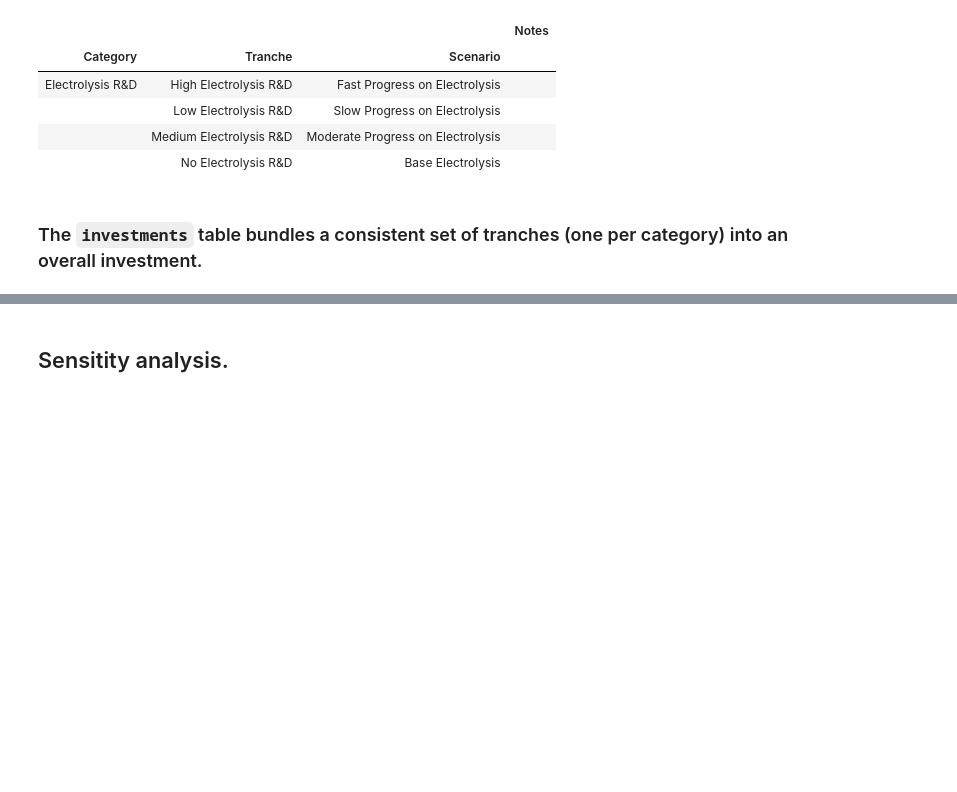
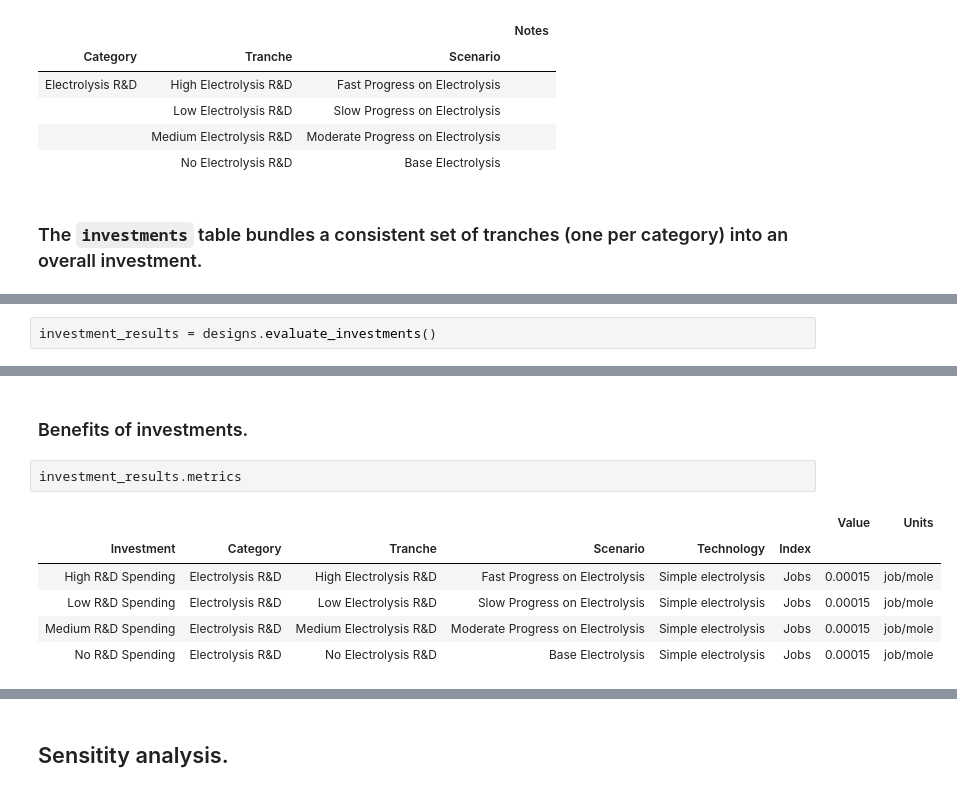
Before and after one commit to NREL/tyche, a Jupyter notebook: framework/code/investment-example.ipynb, the cells around one changed output, grey strips where cells are left out. Drawn from its saved outputs; the diff is of its cells as text; blank space fills up the shorter version.

Commit message:
evaluation of investments

```diff
--- a/framework/code/investment-example.ipynb
+++ b/framework/code/investment-example.ipynb
@@ -161,0 +164,2 @@ results
+# %%
+investment_results = designs.evaluate_investments()
@@ -161,0 +177,11 @@ results
+# %% [markdown]
+### Benefits of investments.
+# %%
+investment_results.metrics
+# %% [output]
+|  |  |  |  |  |  | Value | Units |
+| Investment | Category | Tranche | Scenario | Technology | Index |  |  |
+| High R&D Spending | Electrolysis R&D | High Electrolysis R&D | Fast Progress on Electrolysis | Simple electrolysis | Jobs | 0.00015 | job/mole |
+| Low R&D Spending | Electrolysis R&D | Low Electrolysis R&D | Slow Progress on Electrolysis | Simple electrolysis | Jobs | 0.00015 | job/mole |
+| Medium R&D Spending | Electrolysis R&D | Medium Electrolysis R&D | Moderate Progress on Electrolysis | Simple electrolysis | Jobs | 0.00015 | job/mole |
+| No R&D Spending | Electrolysis R&D | No Electrolysis R&D | Base Electrolysis | Simple electrolysis | Jobs | 0.00015 | job/mole |
```
Also changed, not shown: parts of 9 cells of this notebook, 3 other files.
